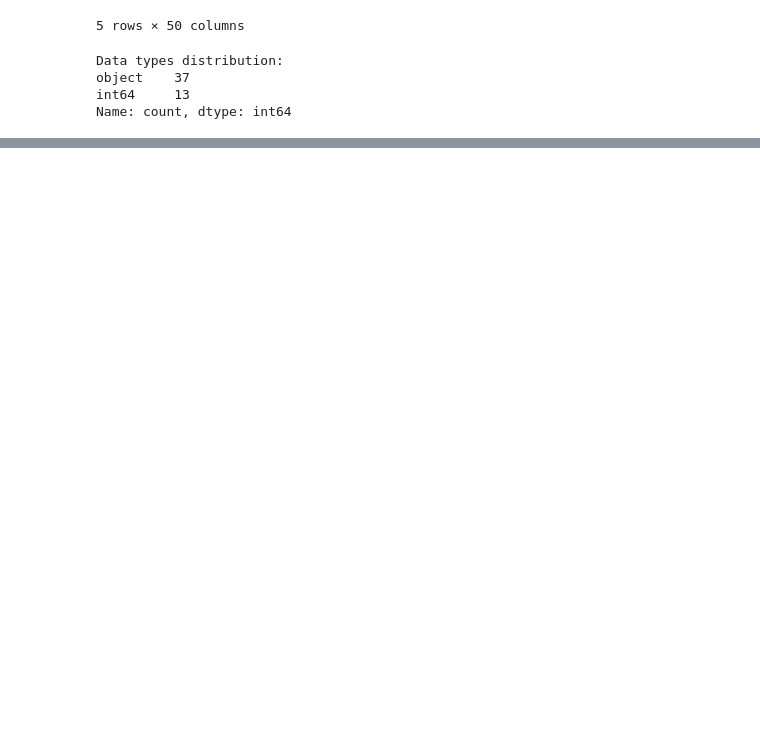
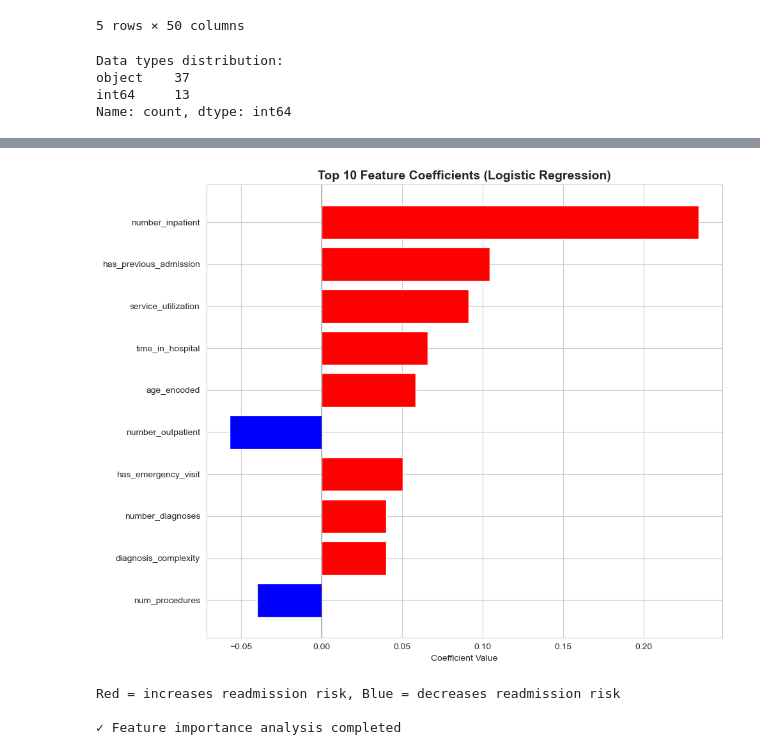
Before and after one commit to Troaxx/mldp, a Jupyter notebook: eda.ipynb, the cells around one changed output, grey strips where cells are left out. Drawn from its saved outputs; the diff is of its cells as text; code cells hidden in the pictures; blank space fills up the shorter version.

```diff
--- a/eda.ipynb
+++ b/eda.ipynb
@@ -492,24 +969,24 @@ print("\n✓ Model comparison completed")
 # %%
 print("\n" + "="*80)
-print("HYPERPARAMETER TUNING")
+print("HYPERPARAMETER TUNING - LOGISTIC REGRESSION")
 print("="*80)
 
-print("\nTuning Random Forest Classifier...")
+print("\nTuning Logistic Regression (selected for highest recall)...")
 print("-" * 80)
 
+# Hyperparameter grid for Logistic Regression
 param_dist = {
-    'n_estimators': [100, 200, 300],
-    'max_depth': [10, 20, 30],
-    'min_samples_split': [2, 5, 10]
+    'max_iter': [100, 500, 1000],      # Maximum iterations for convergence
+    'class_weight': ['balanced', None]  # How to handle class imbalance
 }
 
-rf_model = RandomForestClassifier(random_state=42, class_weight='balanced')
+lr_model = LogisticRegression(random_state=42)
 random_search = RandomizedSearchCV(
-    rf_model,
+    lr_model,
     param_distributions=param_dist,
-    n_iter=10,
+    n_iter=6,
     cv=3,
-    scoring='f1',
+    scoring='recall',  # Optimize for recall (healthcare priority)
     random_state=42,
     n_jobs=-1,
     verbose=1
@@ -519,4 +996,4 @@ random_search.fit(X_train_scaled, y_train)
 
 print("\nBest parameters found:")
 print(random_search.best_params_)
-print(f"\nBest cross-validation F1-Score: {random_search.best_score_:.4f}")
+print(f"\nBest cross-validation Recall: {random_search.best_score_:.4f}")
@@ -589,10 +1116,16 @@ print("\n" + "="*80)
 print("FEATURE IMPORTANCE ANALYSIS")
 print("="*80)
 
+# For Logistic Regression, use coefficients as feature importance
 feature_importance = pd.DataFrame({
     'Feature': available_features,
-    'Importance': best_model.feature_importances_
-}).sort_values('Importance', ascending=False)
+    'Coefficient': best_model.coef_[0],
+    'Abs_Importance': np.abs(best_model.coef_[0])
+}).sort_values('Abs_Importance', ascending=False)
 
-print("\nTop 10 Most Important Features:")
+print("\nTop 10 Most Important Features (by coefficient magnitude):")
 display(feature_importance.head(10))
+
+print("\nInterpretation:")
+print("  - Positive coefficients increase readmission risk")
+print("  - Negative coefficients decrease readmission risk")
@@ -599,11 +1152,20 @@ display(feature_importance.head(10))
 # %%
 plt.figure(figsize=(10, 8))
-feature_importance.head(15).plot(x='Feature', y='Importance', kind='barh', color='teal')
-plt.title('Top 15 Feature Importances', fontsize=14, fontweight='bold')
-plt.xlabel('Importance Score')
-plt.ylabel('Feature')
+top_features = feature_importance.head(10)
+colors = ['red' if c > 0 else 'blue' for c in top_features['Coefficient']]
+plt.barh(range(len(top_features)), top_features['Coefficient'], color=colors)
+plt.yticks(range(len(top_features)), top_features['Feature'])
+plt.xlabel('Coefficient Value')
+plt.title('Top 10 Feature Coefficients (Logistic Regression)', fontsize=14, fontweight='bold')
+plt.axvline(x=0, color='black', linestyle='-', linewidth=0.5)
 plt.gca().invert_yaxis()
 plt.tight_layout()
 plt.show()
 
+print("\nRed = increases readmission risk, Blue = decreases readmission risk")
 print("\n✓ Feature importance analysis completed")
+# %% [output]
+[figure, added]
+Red = increases readmission risk, Blue = decreases readmission risk
+
+✓ Feature importance analysis completed
```
Also changed, not shown: parts of 58 cells of this notebook, 4 other files.
